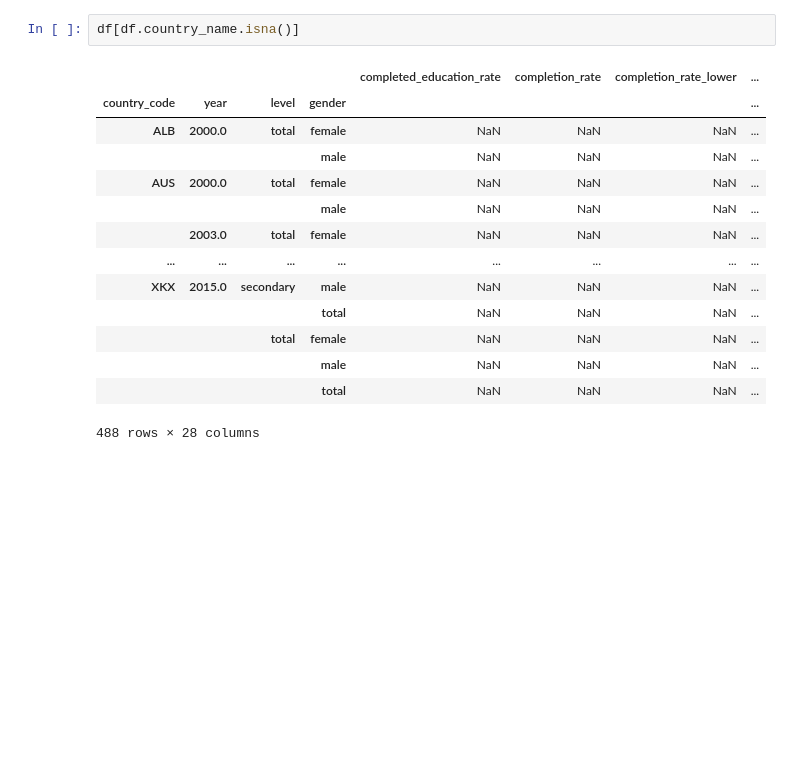
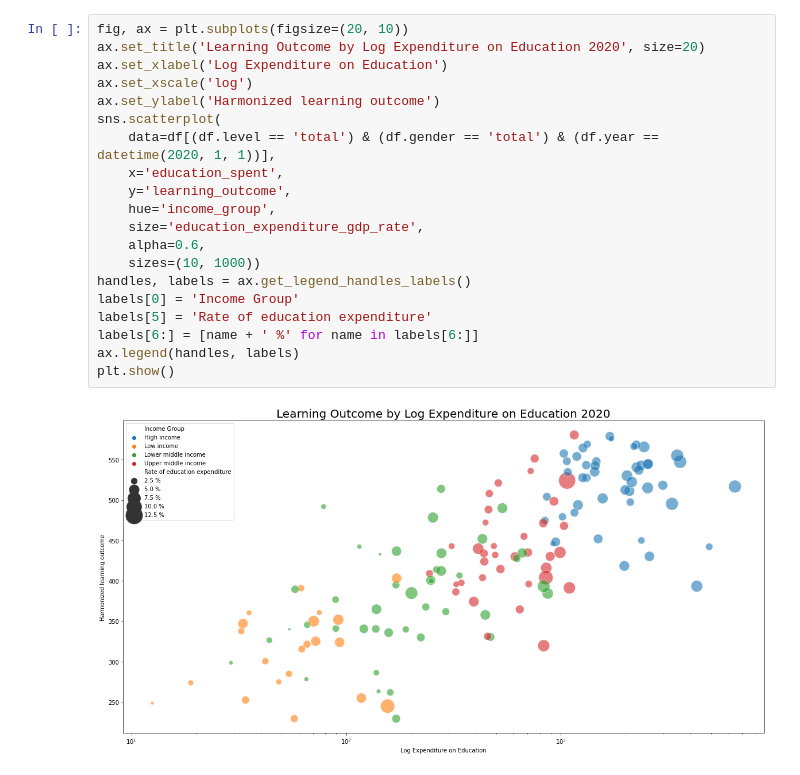
Before and after one commit to MarkusKiesel93/VisualDS_education_dashboard, a Jupyter notebook: profile.ipynb, the cells around one changed output. Drawn from its saved outputs; the diff is of its cells as text; blank space fills up the shorter version.

```diff
--- a/profile.ipynb
+++ b/profile.ipynb
@@ -43,17 +21,22 @@ dtype: bool
-# %%
-df[df.country_name.isna()]
-# %% [output]
-|  |  |  |  | completed_education_rate | completion_rate | completion_rate_lower | ... |
-| country_code | year | level | gender |  |  |  | ... |
-| ALB | 2000.0 | total | female | NaN | NaN | NaN | ... |
-|  |  |  | male | NaN | NaN | NaN | ... |
-| AUS | 2000.0 | total | female | NaN | NaN | NaN | ... |
-|  |  |  | male | NaN | NaN | NaN | ... |
-|  | 2003.0 | total | female | NaN | NaN | NaN | ... |
-| ... | ... | ... | ... | ... | ... | ... | ... |
-| XKX | 2015.0 | secondary | male | NaN | NaN | NaN | ... |
-|  |  |  | total | NaN | NaN | NaN | ... |
-|  |  | total | female | NaN | NaN | NaN | ... |
-|  |  |  | male | NaN | NaN | NaN | ... |
-|  |  |  | total | NaN | NaN | NaN | ... |
-488 rows × 28 columns
+# %%
+fig, ax = plt.subplots(figsize=(20, 10))
+ax.set_title('Learning Outcome by Log Expenditure on Education 2020', size=20)
+ax.set_xlabel('Log Expenditure on Education')
+ax.set_xscale('log')
+ax.set_ylabel('Harmonized learning outcome')
+sns.scatterplot(
+    data=df[(df.level == 'total') & (df.gender == 'total') & (df.year == datetime(2020, 1, 1))],
+    x='education_spent',
+    y='learning_outcome',
+    hue='income_group',
+    size='education_expenditure_gdp_rate',
+    alpha=0.6,
+    sizes=(10, 1000))
+handles, labels = ax.get_legend_handles_labels()
+labels[0] = 'Income Group'
+labels[5] = 'Rate of education expenditure'
+labels[6:] = [name + ' %' for name in labels[6:]]
+ax.legend(handles, labels)
+plt.show()
+# %% [output]
+[figure, added]
```
Also changed, not shown: parts of 11 cells of this notebook, 13 other files.
